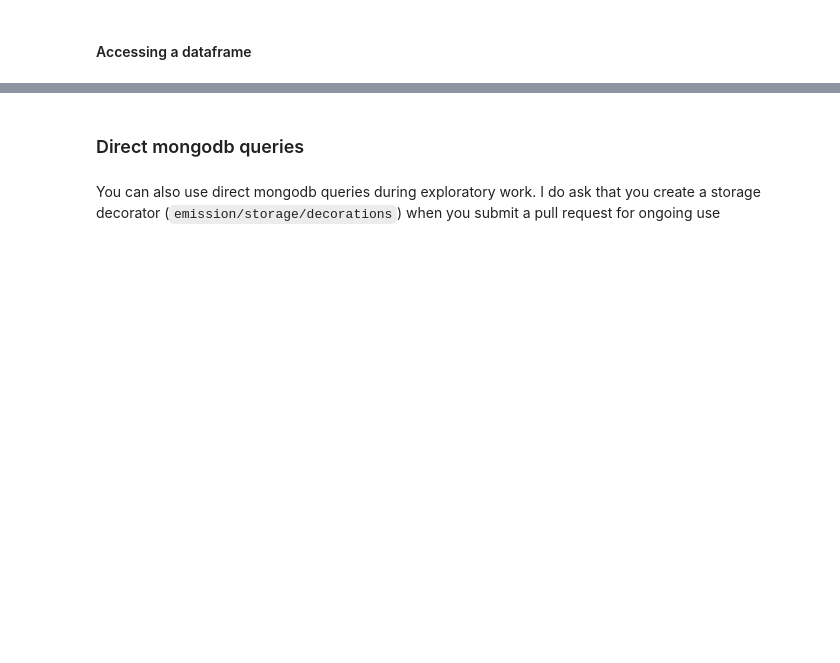
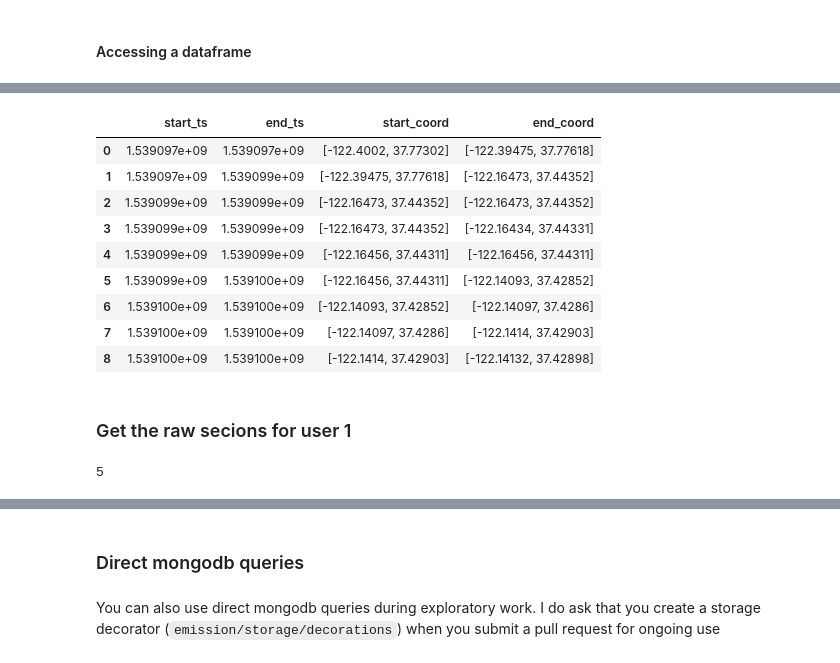
Before and after one commit to e-mission/e-mission-server, a Jupyter notebook: Timeseries_Sample.ipynb, the cells around one changed output, grey strips where cells are left out. Drawn from its saved outputs; the diff is of its cells as text; code cells hidden in the pictures; blank space fills up the shorter version.

```diff
--- a/Timeseries_Sample.ipynb
+++ b/Timeseries_Sample.ipynb
@@ -108,2 +324,2 @@ cs_df.columns
 # %%
-cs_df[["start_loc", "end_loc", "start_ts", "end_ts", "sensed_mode"]]
+sections = cs_df[["start_loc", "end_loc", "start_ts", "end_ts", "sensed_mode"]]
@@ -109,0 +328,5 @@ cs_df[["start_loc", "end_loc", "start_ts", "end_ts", "sensed_mode"]]
+# %%
+sections['start_time'] = sections["start_ts"].apply(lambda x : arrow.get(x).format())
+sections['end_time'] = sections["end_ts"].apply(lambda x : arrow.get(x).format())
+sections['end_coord'] = sections["end_loc"].apply(lambda x : dict(x)['coordinates'])
+sections['start_coord'] = sections["start_loc"].apply(lambda x : dict(x)['coordinates'])
@@ -109,0 +363,15 @@ cs_df[["start_loc", "end_loc", "start_ts", "end_ts", "sensed_mode"]]
+# %%
+sections[['start_ts', 'end_ts',"start_coord", "end_coord"]]
+# %% [output]
+|  | start_ts | end_ts | start_coord | end_coord |
+| 0 | 1.539097e+09 | 1.539097e+09 | [-122.4002, 37.77302] | [-122.39475, 37.77618] |
+| 1 | 1.539097e+09 | 1.539099e+09 | [-122.39475, 37.77618] | [-122.16473, 37.44352] |
+| 2 | 1.539099e+09 | 1.539099e+09 | [-122.16473, 37.44352] | [-122.16473, 37.44352] |
+| 3 | 1.539099e+09 | 1.539099e+09 | [-122.16473, 37.44352] | [-122.16434, 37.44331] |
+| 4 | 1.539099e+09 | 1.539099e+09 | [-122.16456, 37.44311] | [-122.16456, 37.44311] |
+| 5 | 1.539099e+09 | 1.539100e+09 | [-122.16456, 37.44311] | [-122.14093, 37.42852] |
+| 6 | 1.539100e+09 | 1.539100e+09 | [-122.14093, 37.42852] | [-122.14097, 37.4286] |
+| 7 | 1.539100e+09 | 1.539100e+09 | [-122.14097, 37.4286] | [-122.1414, 37.42903] |
+| 8 | 1.539100e+09 | 1.539100e+09 | [-122.1414, 37.42903] | [-122.14132, 37.42898] |
+# %% [markdown]
+### Get the raw secions for user 1
@@ -109,0 +380,4 @@ cs_df[["start_loc", "end_loc", "start_ts", "end_ts", "sensed_mode"]]
+# %%
+len(raw_section_df)
+# %% [output]
+5
```
Also changed, not shown: parts of 58 cells of this notebook.
